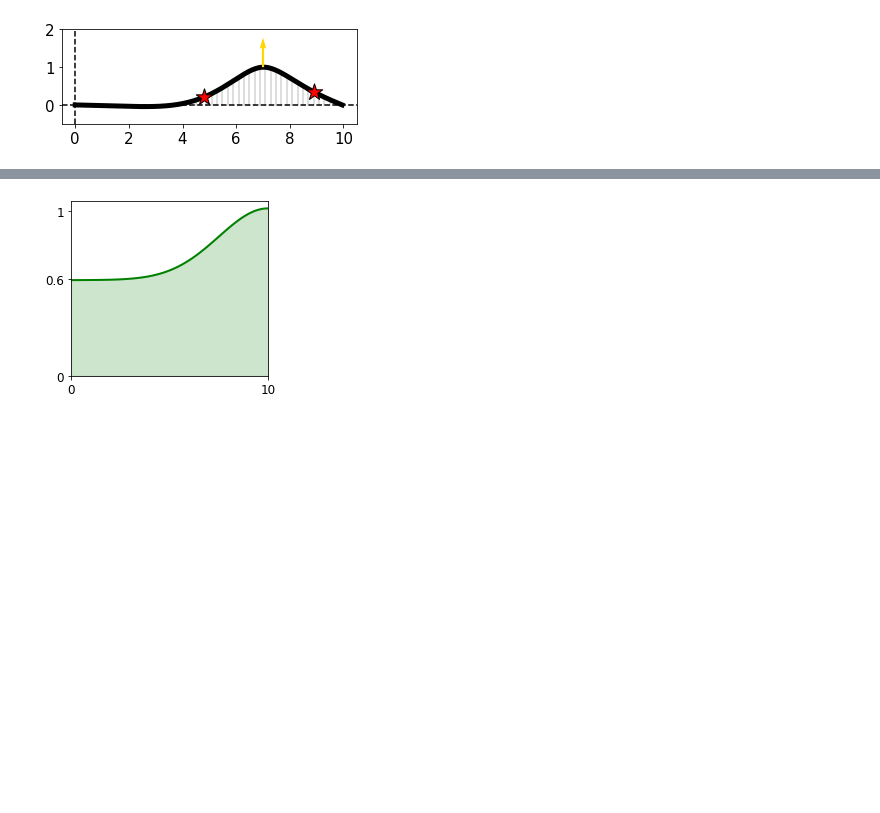
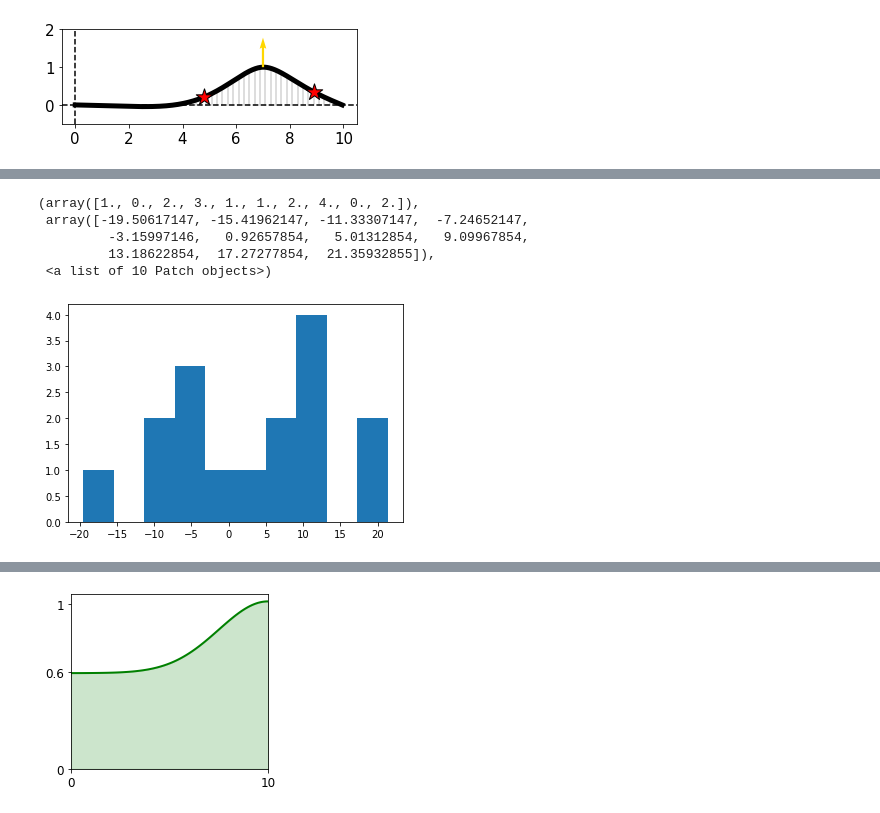
Before and after one commit to RPGroup-PBoC/kfiber_modeling_manipulation, a Jupyter notebook: src/fig4/Crosslinking.ipynb, the cells around one changed output, grey strips where cells are left out. Saved outputs shown, nothing was run; the diff lists cells and outputs as text; code cells hidden in the pictures; blank space fills up the shorter version.

```diff
--- a/src/fig4/Crosslinking.ipynb
+++ b/src/fig4/Crosslinking.ipynb
@@ -676,0 +715,37 @@ spring constant: 1
+# %%
+def curvature(x_path, y_path,scale):
+    r, xcs, ycs = [],[],[]
+    num_points = len(x_path)
+
+    for i in range(int(scale),int(num_points-scale)):
+        x1 = x_path[i-int(scale)]
+        y1 = y_path[i-int(scale)]
+        x2 = x_path[i]
+        y2 = y_path[i]
+        x3 = x_path[i+int(scale)]
+        y3 = y_path[i+int(scale)]
+
+        ma = (y2 - y1)/(x2 - x1)
+        mb = (y3 - y2)/(x3 - x2)
+        xc = (ma*mb*(y1 - y3) + mb*(x1 + x2) - ma*(x2 + x3))/(2*(mb - ma))
+        yc = -1/ma*(xc - (x1 + x2)/2) + (y1 + y2)/2
+
+        if ma == mb:
+            rad = float(np.inf)
+        else:
+            rad = float(np.hypot(xc - x1, yc - y1))
+
+        nv1 = np.cross(np.array([x2 - x1, y2 - y1, 0]), np.array([0 ,0, 1]))
+        nv2 = np.cross(np.array([x3 - x2, y3 - y2, 0]), np.array([0 ,0, 1]))
+        nv = np.average([nv1, nv2], axis = 0)
+        align = -np.sign(np.dot(nv[0:2], np.array([x2 - xc, y2 - yc])))
+
+        if rad == 0:
+            r.append(np.nan)
+        else:
+            r.append(align * 1./rad)
+
+        xcs.append(xc)
+        ycs.append(yc)
+
+    return r
@@ -676,0 +1000,9 @@ spring constant: 1
+# %%
+plt.hist(np.degrees(theta0_k_diffs))
+# %% [output]
+(array([1., 0., 2., 3., 1., 1., 2., 4., 0., 2.]),
+ array([-19.50617147, -15.41962147, -11.33307147,  -7.24652147,
+         -3.15997146,   0.92657854,   5.01312854,   9.09967854,
+         13.18622854,  17.27277854,  21.35932855]),
+ <a list of 10 Patch objects>)
+[figure, added]
```
Also changed, not shown: parts of 10 cells of this notebook, 4 other files.
